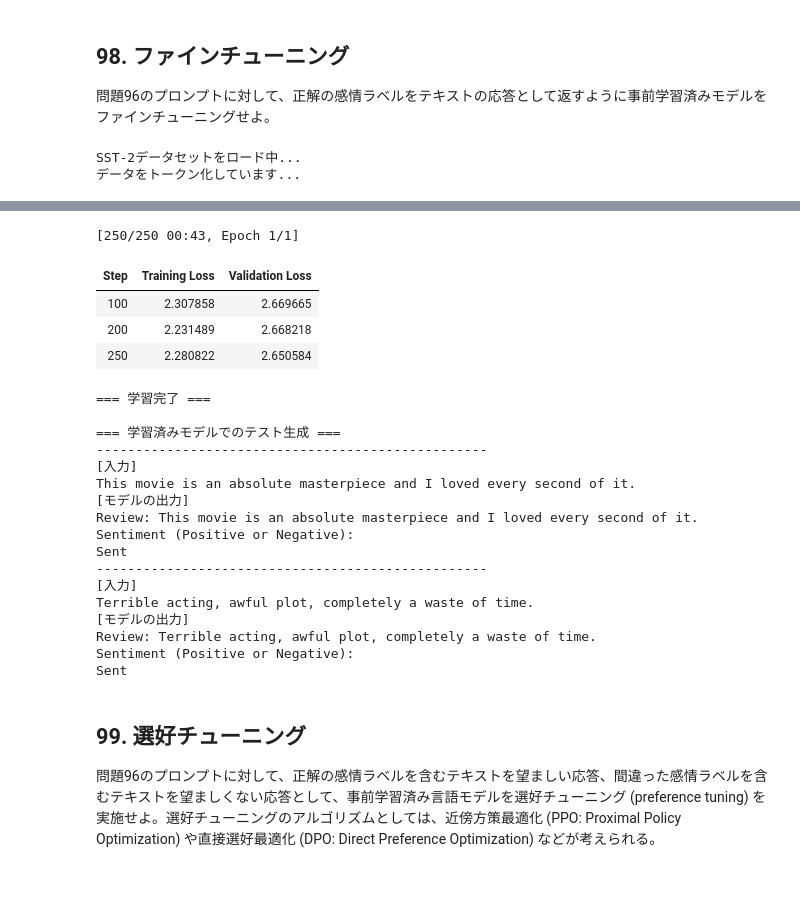
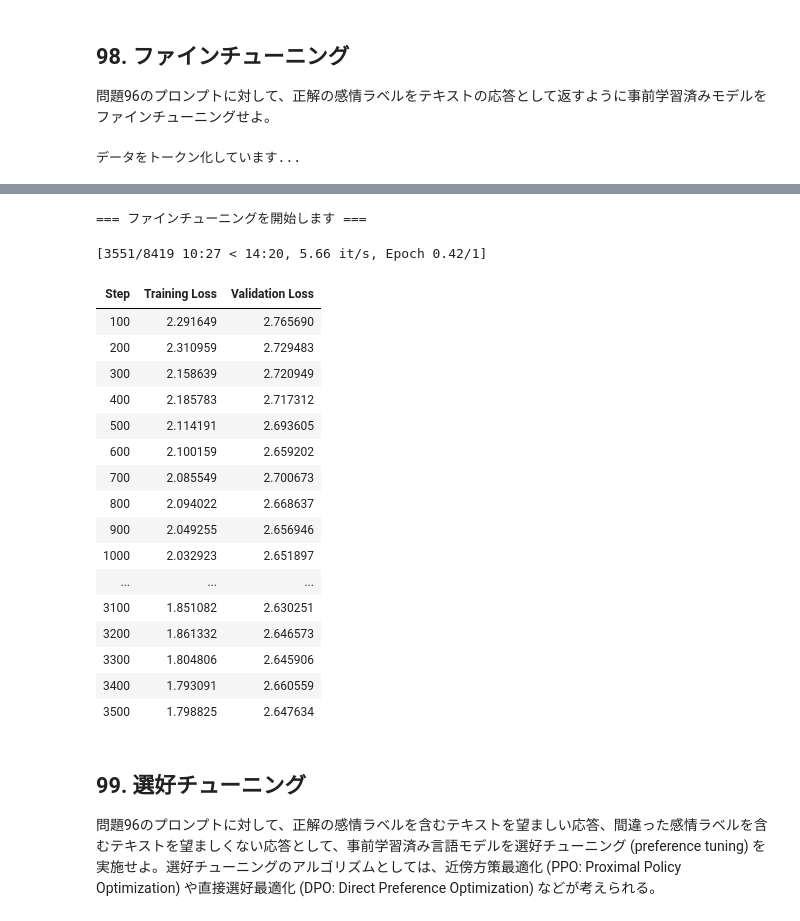
Before and after one commit to 291u7/nlp100_2025, a Jupyter notebook: ja/ch10.ipynb, the cells around one changed output, grey strips where cells are left out. Cells and saved outputs as stored; diff of their text form; code cells hidden in the pictures; blank space fills up the shorter version.

```diff
--- a/ja/ch10.ipynb
+++ b/ja/ch10.ipynb
@@ -563,31 +563,28 @@ SST-2 データセットをロード中...
 事前学習済み言語モデルでテキストをベクトルで表現（エンコード）し、そのベクトルにフィードフォワード層を通すことで極性ラベルを予測するモデルを学習せよ。
 # %%
 # 1. モデルとトークナイザーの準備
-# 軽量で高速なエンコーダ型モデル「DistilBERT」を使用します
+# 軽量で高速なエンコーダ型モデル「DistilBERT」を使用
 model_name_97 = "distilbert-base-uncased"
 print(f"{model_name_97} をロードしています...\n")
 
 tokenizer_97 = AutoTokenizer.from_pretrained(model_name_97)
 
-# num_labels=2 を指定することで、事前学習済みモデルの上に
-# ポジティブ・ネガティブの2クラスに分類するフィードフォワード層（Linear層）が追加されます
+# num_labels=2 を指定することで、事前学習済みモデルの上にポジティブ・ネガティブの2クラスに分類するフィードフォワード層（Linear層）が追加される
 model_97 = AutoModelForSequenceClassification.from_pretrained(model_name_97, num_labels=2)
 
 # 2. データセットのロードと前処理 (SST-2)
 print("データセットをロード・前処理しています...")
 dataset = load_dataset("nyu-mll/glue", "sst2")
 
-# 動作確認のため、データの一部（サブセット）を使用します
-# 本格的に学習させる場合は .select(...) を外して全データを使用してください
-train_dataset = dataset["train"].select(range(2000))
-eval_dataset = dataset["validation"].select(range(500))
+train_dataset = dataset["train"]
+eval_dataset = dataset["validation"]
 
 def tokenize_function(examples):
-    # paddingとtruncationを行い、テキストのベクトル長を固定サイズに揃えます
+
     return tokenizer_97(
         examples["sentence"],
-        padding="max_length",
-        truncation=True,
+        padding="max_length",   # 64文字に満たない文は、PADで埋める
+        truncation=True,        # 64文字以上の文は、後ろを切り捨てる
         max_length=64
     )
 
@@ -598,7 +595,7 @@ tokenized_eval = eval_dataset.map(tokenize_function, batched=True)
 # 3. 評価指標（正解率: Accuracy）の定義
 def compute_metrics(eval_pred):
     logits, labels = eval_pred
-    # フィードフォワード層から出力されたロジットのうち、値が大きい方のインデックスを取得
+    # 出力されたロジットのうち、値が大きい方のインデックスをモデルの最終的な予測値として使用して、正解率を計算
     predictions = np.argmax(logits, axis=-1)
     accuracy = (predictions == labels).mean()
     return {"accuracy": accuracy}
@@ -629,7 +626,6 @@ print("=== 学習を開始します ===\n")
 trainer.train()
 
 print("\n=== 学習が完了しました ===")
-print("学習済みモデルは './sentiment_model_results' に保存されています。")
 # %% [output]
 distilbert-base-uncased をロードしています...
 [transformers] DistilBertForSequenceClassification LOAD REPORT from: distilbert-base-uncased
@@ -664,14 +659,6 @@ Notes:
 # %%
 # GPT-2にはパディングトークンがないため、EOSトークンを代用する
 tokenizer.pad_token = tokenizer.eos_token
-
-# 2. データセットのロードとサブセットの抽出
-print("SST-2データセットをロード中...")
-dataset = load_dataset("nyu-mll/glue", "sst2")
-
-# デモ用として、学習データを2000件、評価データを200件に絞る（全件学習は時間がかかるため）
-train_dataset = dataset["train"].select(range(2000))
-eval_dataset = dataset["validation"].select(range(200))
 
 # 3. データ前処理関数の定義
 def preprocess_function(examples):
@@ -751,5 +738,4 @@ for sentence in test_sentences:
     print(f"[入力]\n{sentence}")
     print(f"[モデルの出力]\n{result}")
 # %% [output]
-SST-2データセットをロード中...
 データをトークン化しています...
@@ -757,25 +743,22 @@ SST-2データセットをロード中...
-[250/250 00:43, Epoch 1/1]
+=== ファインチューニングを開始します ===
+[3551/8419 10:27 < 14:20, 5.66 it/s, Epoch 0.42/1]
 | Step | Training Loss | Validation Loss |
-| 100 | 2.307858 | 2.669665 |
-| 200 | 2.231489 | 2.668218 |
-| 250 | 2.280822 | 2.650584 |
+| 100 | 2.291649 | 2.765690 |
+| 200 | 2.310959 | 2.729483 |
+| 300 | 2.158639 | 2.720949 |
+| 400 | 2.185783 | 2.717312 |
+| 500 | 2.114191 | 2.693605 |
+| 600 | 2.100159 | 2.659202 |
+| 700 | 2.085549 | 2.700673 |
+| 800 | 2.094022 | 2.668637 |
+| 900 | 2.049255 | 2.656946 |
+| 1000 | 2.032923 | 2.651897 |
+| ... | ... | ... |
+| 3100 | 1.851082 | 2.630251 |
+| 3200 | 1.861332 | 2.646573 |
+| 3300 | 1.804806 | 2.645906 |
+| 3400 | 1.793091 | 2.660559 |
+| 3500 | 1.798825 | 2.647634 |
-=== 学習完了 ===
-
-=== 学習済みモデルでのテスト生成 ===
---------------------------------------------------
-[入力]
-This movie is an absolute masterpiece and I loved every second of it.
-[モデルの出力]
-Review: This movie is an absolute masterpiece and I loved every second of it.
-Sentiment (Positive or Negative):
-Sent
---------------------------------------------------
-[入力]
-Terrible acting, awful plot, completely a waste of time.
-[モデルの出力]
-Review: Terrible acting, awful plot, completely a waste of time.
-Sentiment (Positive or Negative):
-Sent
 # %% [markdown]
 ## 99. 選好チューニング
 
```
Also changed, not shown: parts of 4 cells of this notebook.
